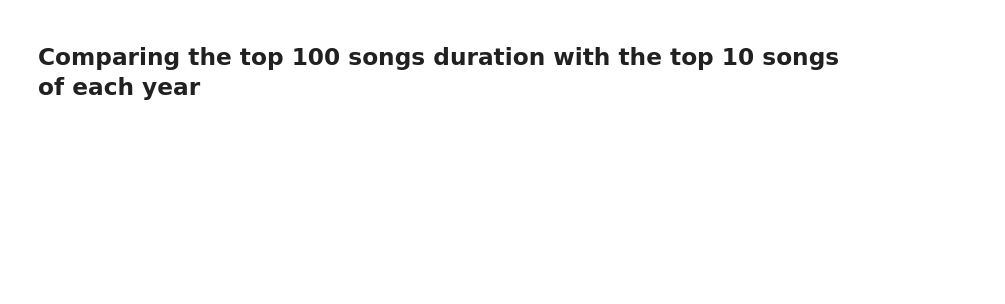
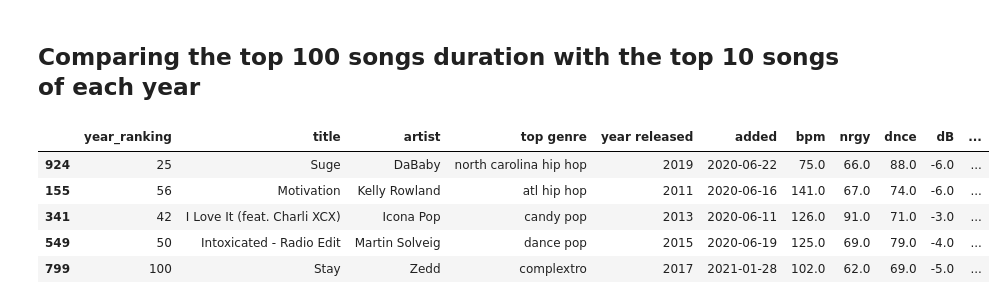
Before and after one commit to rafajovelho/Top_100_Stotify_song_2010-2019, a Jupyter notebook: Spotfy_Top_100_Songs_Analysis.ipynb, the cells around one changed output. Saved outputs shown, nothing was run; the diff lists cells and outputs as text; code cells hidden in the pictures; blank space fills up the shorter version.

```diff
--- a/Spotfy_Top_100_Songs_Analysis.ipynb
+++ b/Spotfy_Top_100_Songs_Analysis.ipynb
@@ -533,2 +552,11 @@ We could see that the avg legnth of the songs have been dropping since 2010
 # %% [markdown]
 ## Comparing the top 100 songs duration with the top 10 songs of each year
+# %%
+df.sample(5)
+# %% [output]
+|  | year_ranking | title | artist | top genre | year released | added | bpm | nrgy | dnce | dB | ... |
+| 924 | 25 | Suge | DaBaby | north carolina hip hop | 2019 | 2020‑06‑22 | 75.0 | 66.0 | 88.0 | -6.0 | ... |
+| 155 | 56 | Motivation | Kelly Rowland | atl hip hop | 2011 | 2020‑06‑16 | 141.0 | 67.0 | 74.0 | -6.0 | ... |
+| 341 | 42 | I Love It (feat. Charli XCX) | Icona Pop | candy pop | 2013 | 2020‑06‑11 | 126.0 | 91.0 | 71.0 | -3.0 | ... |
+| 549 | 50 | Intoxicated - Radio Edit | Martin Solveig | dance pop | 2015 | 2020‑06‑19 | 125.0 | 69.0 | 79.0 | -4.0 | ... |
+| 799 | 100 | Stay | Zedd | complextro | 2017 | 2021‑01‑28 | 102.0 | 62.0 | 69.0 | -5.0 | ... |
```
Also changed, not shown: parts of 14 cells of this notebook.
